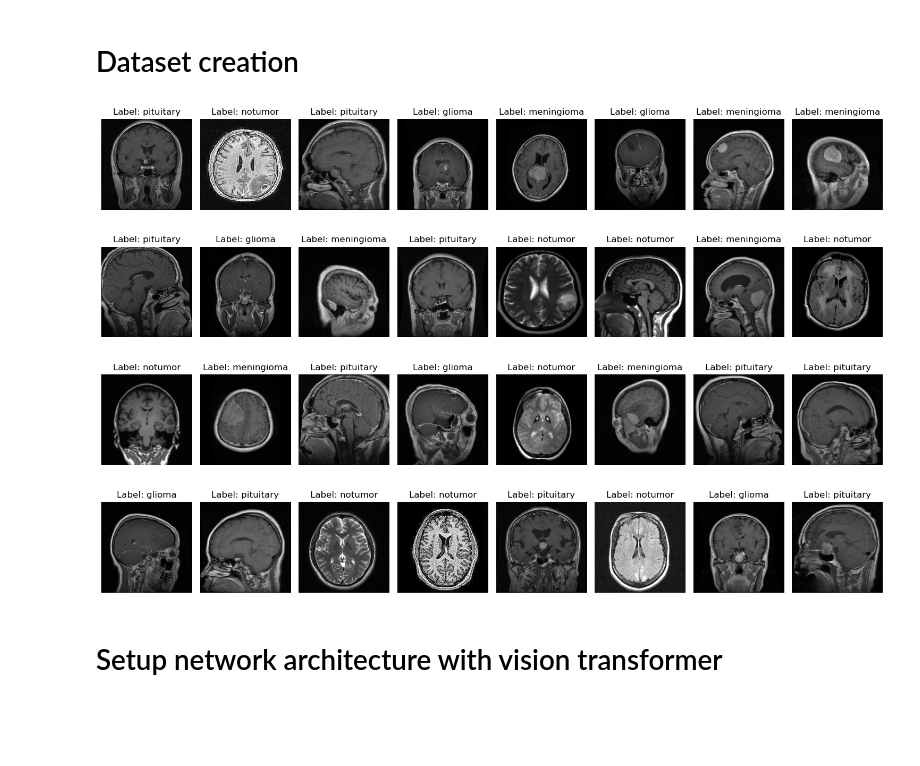
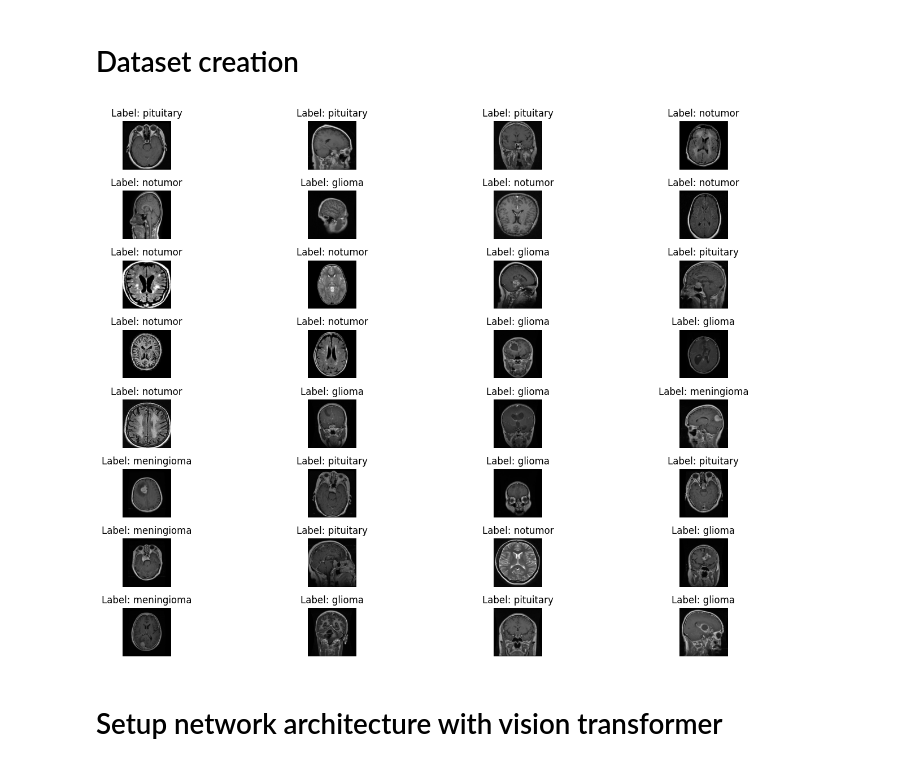
Before and after one commit to Andreas691667/DL24Project, a Jupyter notebook: brain_tumor_vit.ipynb, the cells around one changed output. Saved outputs shown, nothing was run; the diff lists cells and outputs as text; code cells hidden in the pictures; blank space fills up the shorter version.

```diff
--- a/brain_tumor_vit.ipynb
+++ b/brain_tumor_vit.ipynb
@@ -74,30 +74,29 @@ test_loader = DataLoader(test_dataset, batch_size=batch_size, shuffle=False)
 # %%
 # Function to show a grid of images from a single batch
 def show_image_grid(images, labels, rows=4, cols=8):
     fig, axes = plt.subplots(rows, cols, figsize=(15, 10))
     axes = axes.flatten()
 
     # Display each image in the batch
     for i in range(len(images)):
         img = images[i].numpy().transpose((1, 2, 0))  # Convert to HWC format for plotting
-        img = np.clip(img, 0, 1)  # Ensure valid display range
         axes[i].imshow(img, cmap="gray")
         axes[i].set_title(f"Label: {labels[i]}")
         axes[i].axis("off")  # Hide axes
 
     # Hide any extra subplots in case there are fewer images than grid cells
     for j in range(len(images), len(axes)):
         axes[j].axis("off")
 
     plt.tight_layout()
     plt.show()
 
 # Display the images in a grid from one batch in the DataLoader
 for imgs, labels in train_loader:
-    show_image_grid(imgs, labels)
+    show_image_grid(imgs, labels, rows = batch_size//4, cols = 4)
     break
 # %% [output]
-[figure, old version]
+[figure, new version]
 # %% [markdown]
 # Setup network architecture with vision transformer
 # %%
```
Also changed, not shown: parts of 1 cell of this notebook.
